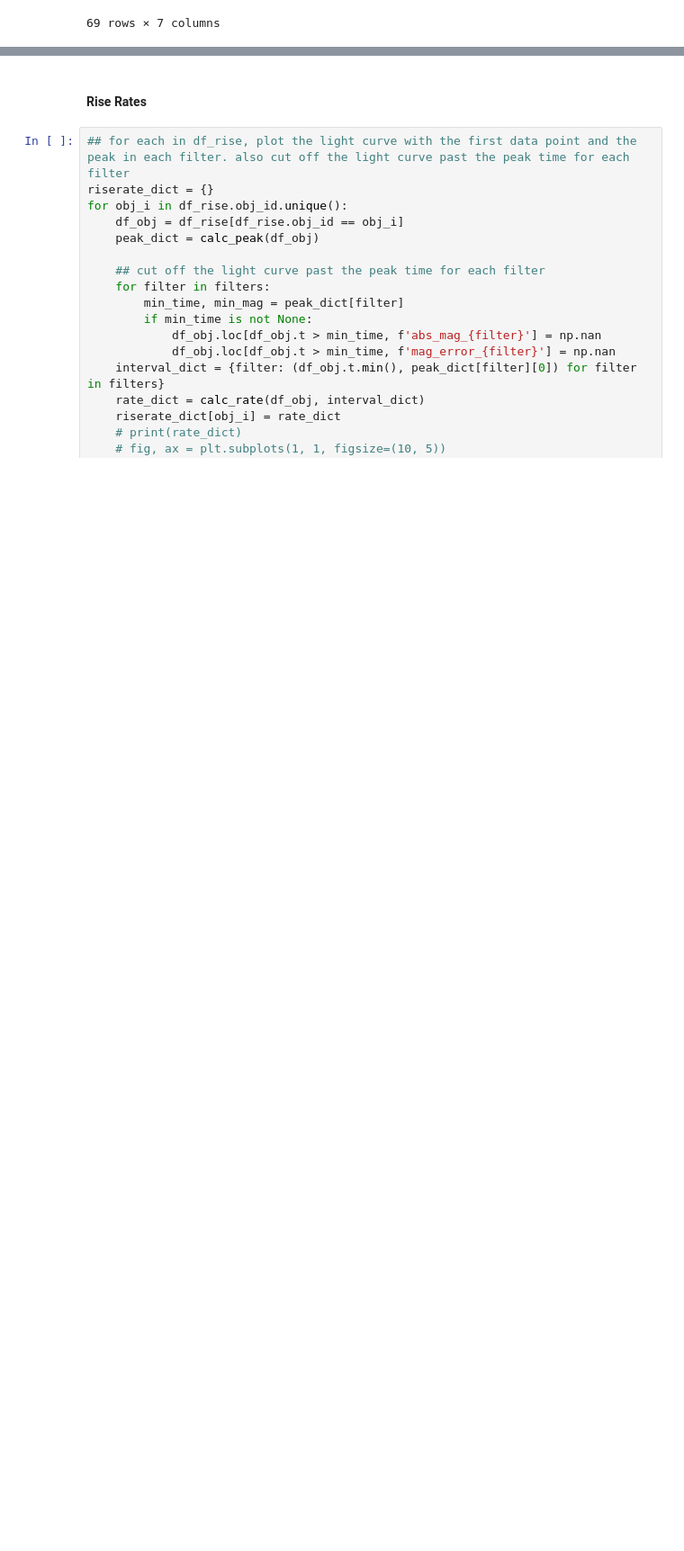
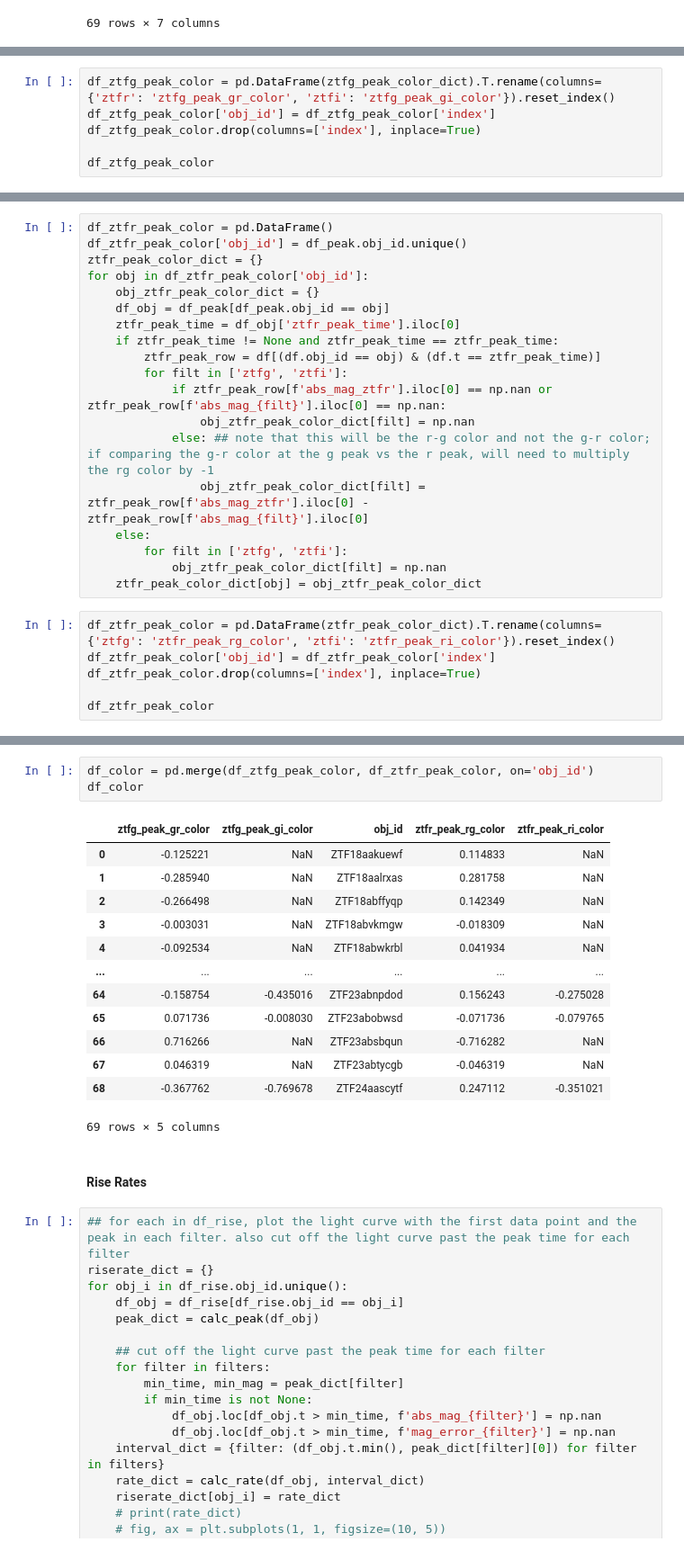
Before and after one commit to tylerbarna/kn-imposters, a Jupyter notebook: gp_calculations.ipynb, the cells around one changed output, grey strips where cells are left out. Shown at 90% size. Saved outputs shown, nothing was run; the diff lists cells and outputs as text; blank space fills up the shorter version.

Commit message:
added color calculations

```diff
--- a/gp_calculations.ipynb
+++ b/gp_calculations.ipynb
@@ -305,0 +327,6 @@ df_peak
+# %%
+df_ztfg_peak_color = pd.DataFrame(ztfg_peak_color_dict).T.rename(columns={'ztfr': 'ztfg_peak_gr_color', 'ztfi': 'ztfg_peak_gi_color'}).reset_index()
+df_ztfg_peak_color['obj_id'] = df_ztfg_peak_color['index']
+df_ztfg_peak_color.drop(columns=['index'], inplace=True)
+
+df_ztfg_peak_color
@@ -305,0 +349,25 @@ df_peak
+# %%
+df_ztfr_peak_color = pd.DataFrame()
+df_ztfr_peak_color['obj_id'] = df_peak.obj_id.unique()
+ztfr_peak_color_dict = {}
+for obj in df_ztfr_peak_color['obj_id']:
+    obj_ztfr_peak_color_dict = {}
+    df_obj = df_peak[df_peak.obj_id == obj]
+    ztfr_peak_time = df_obj['ztfr_peak_time'].iloc[0]
+    if ztfr_peak_time != None and ztfr_peak_time == ztfr_peak_time:
+        ztfr_peak_row = df[(df.obj_id == obj) & (df.t == ztfr_peak_time)]
+        for filt in ['ztfg', 'ztfi']:
+            if ztfr_peak_row[f'abs_mag_ztfr'].iloc[0] == np.nan or ztfr_peak_row[f'abs_mag_{filt}'].iloc[0] == np.nan:
+                obj_ztfr_peak_color_dict[filt] = np.nan
+            else: ## note that this will be the r-g color and not the g-r color; if comparing the g-r color at the g peak vs the r peak, will need to multiply the rg color by -1
+                obj_ztfr_peak_color_dict[filt] = ztfr_peak_row[f'abs_mag_ztfr'].iloc[0] - ztfr_peak_row[f'abs_mag_{filt}'].iloc[0]
+    else:
+        for filt in ['ztfg', 'ztfi']:
+            obj_ztfr_peak_color_dict[filt] = np.nan
+    ztfr_peak_color_dict[obj] = obj_ztfr_peak_color_dict
+# %%
+df_ztfr_peak_color = pd.DataFrame(ztfr_peak_color_dict).T.rename(columns={'ztfg': 'ztfr_peak_rg_color', 'ztfi': 'ztfr_peak_ri_color'}).reset_index()
+df_ztfr_peak_color['obj_id'] = df_ztfr_peak_color['index']
+df_ztfr_peak_color.drop(columns=['index'], inplace=True)
+
+df_ztfr_peak_color
@@ -306,3 +388,20 @@ df_peak
+# %%
+df_color = pd.merge(df_ztfg_peak_color, df_ztfr_peak_color, on='obj_id')
+df_color
+# %% [output]
+|  | ztfg_peak_gr_color | ztfg_peak_gi_color | obj_id | ztfr_peak_rg_color | ztfr_peak_ri_color |
+| 0 | -0.125221 | NaN | ZTF18aakuewf | 0.114833 | NaN |
+| 1 | -0.285940 | NaN | ZTF18aalrxas | 0.281758 | NaN |
+| 2 | -0.266498 | NaN | ZTF18abffyqp | 0.142349 | NaN |
+| 3 | -0.003031 | NaN | ZTF18abvkmgw | -0.018309 | NaN |
+| 4 | -0.092534 | NaN | ZTF18abwkrbl | 0.041934 | NaN |
+| ... | ... | ... | ... | ... | ... |
+| 64 | -0.158754 | -0.435016 | ZTF23abnpdod | 0.156243 | -0.275028 |
+| 65 | 0.071736 | -0.008030 | ZTF23abobwsd | -0.071736 | -0.079765 |
+| 66 | 0.716266 | NaN | ZTF23absbqun | -0.716282 | NaN |
+| 67 | 0.046319 | NaN | ZTF23abtycgb | -0.046319 | NaN |
+| 68 | -0.367762 | -0.769678 | ZTF24aascytf | 0.247112 | -0.351021 |
+69 rows × 5 columns
 # %% [markdown]
 #### Rise Rates
 # %%
```
Also changed, not shown: parts of 11 cells of this notebook.
